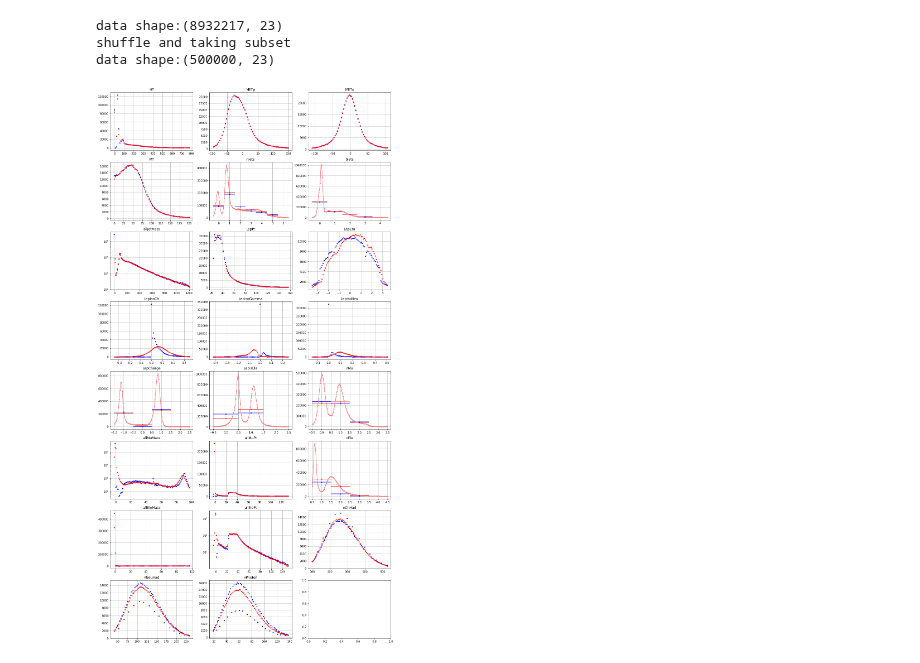
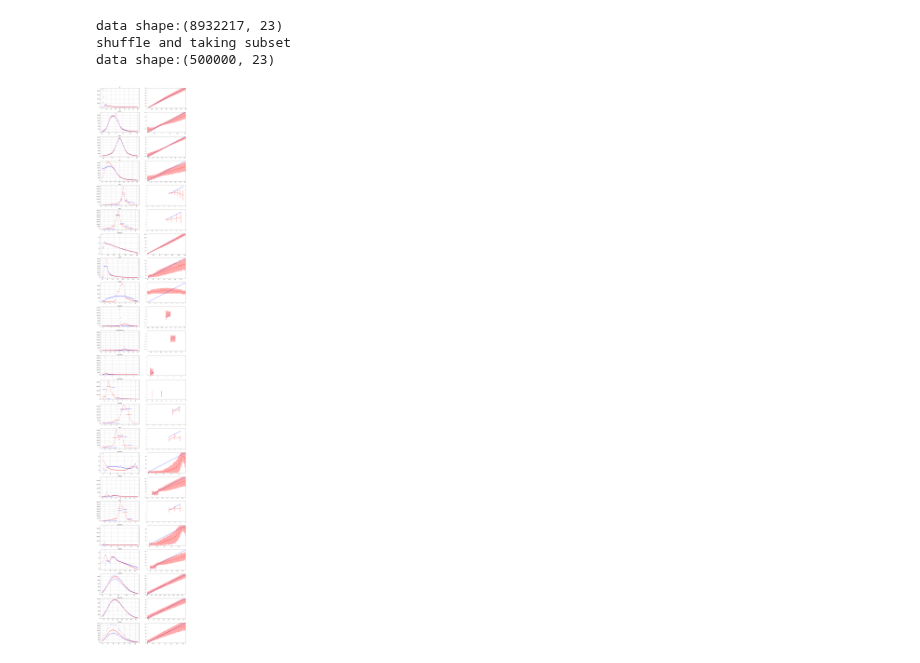
Before and after one commit to oliverkn/alad-for-lhc, a Jupyter notebook: alad_mod/reconstruction_pdf.ipynb, the cells around one changed output. Cells and saved outputs as stored; diff of their text form; code cells hidden in the pictures.

Commit message:
improved reconstruction analysis

```diff
--- a/alad_mod/reconstruction_pdf.ipynb
+++ b/alad_mod/reconstruction_pdf.ipynb
@@ -11,10 +11,10 @@ import matplotlib.pyplot as plt
 from alad_mod.alad import ALAD
 # %%
 #paths
-result_path = '/home/oliverkn/pro/results/4_4/alad/5/'
+result_path = '/home/oliverkn/pro/results/4_4/alad/2/'
 data_file = '/home/oliverkn/pro/data/4_4/valid_supervised.npy'
 config_file = result_path + 'python/config.py'
-weights_file = result_path + 'model-100000'
+weights_file = result_path + 'model-32000'
 
 # parameters
 max_samples = 500_000
@@ -74,63 +74,89 @@ plot_mode ={}
 plot_mode.update(dict.fromkeys(['nJets', 'bJets','LepCharge','LepIsEle', 'nMu','nEle'],'discrete'))
 plot_mode.update(dict.fromkeys(['LepIso', 'allJetMass','allMuMass', 'allMuPt''allEleMass', 'allElePt'],'log'))
 
-f, ax_arr = plt.subplots(int(math.ceil(len(hlf_features)/3.)),3 , figsize=(18,36))
+f, ax_arr = plt.subplots(len(hlf_features),2, figsize=(18,120))
 
 for i, name in enumerate(hlf_features):
     x_i = x[:,i]
     x_recon_i = x_recon[:,i]
 
-    ax = ax_arr[int(i/3), i%3]
+    ax0 = ax_arr[i, 0]
+    ax1 = ax_arr[i, 1]
 
     percentile = 1.
     histo_range = (np.minimum(np.percentile(x_recon_i, percentile),np.percentile(x_i, percentile)),
                    np.maximum(np.percentile(x_recon_i, 100.-percentile),np.percentile(x_i, 100.-percentile)))
 
 
-    ax.set_title(name)
-    ax.grid()
+    ax0.set_title(name)
+    ax0.grid()
 
     if name not in plot_mode.keys():
-        n_bins = 70
+        n_bins = 100
 
         bin_content, bin_edges = np.histogram(x_i, bins=n_bins, range=histo_range)
-        ax.plot(bin_edges[:-1], bin_content,'b.')
+        ax0.plot(bin_edges[:-1], bin_content,'b.')
 
         bin_content, bin_edges = np.histogram(x_recon_i, bins=n_bins, range=histo_range)
-        ax.plot(bin_edges[:-1], bin_content,'r.')
+        ax0.plot(bin_edges[:-1], bin_content,'r.')
+
+        mean, bin_edges, _ = binned_statistic(x_i, x_i, statistic='mean', bins=n_bins,range=histo_range)
+        mean_recon, bin_edges, _ = binned_statistic(x_i, x_recon_i, statistic='mean', bins=n_bins,range=histo_range)
+        std_recon, bin_edges, _ = binned_statistic(x_i, x_recon_i, statistic=np.std, bins=n_bins,range=histo_range)
+
+        ax1.plot(bin_edges[:-1], mean, color='b')
+        ax1.errorbar(bin_edges[:-1], mean_recon, yerr=std_recon, color='r')
+        ax1.set(xlim=histo_range, ylim=histo_range)
 
     elif plot_mode[name] == 'discrete':
         histo_range = (math.floor(histo_range[0]), math.ceil(histo_range[1]))
 
         bins_con = np.linspace(histo_range[0], histo_range[1], 100) + 0.5
         bins_dis = np.arange(histo_range[0], histo_range[1]) + 0.5
         n_bins_dis = len(bins_dis)
 
         # plot recon with 100 bins
         bin_content, bin_edges = np.histogram(x_recon_i, bins=bins_con)
         bincenters = 0.5*(bin_edges[1:]+bin_edges[:-1])
-        ax.plot(bincenters, 100./n_bins_dis *bin_content, color='lightcoral', marker='.')
+        ax0.plot(bincenters, 100./n_bins_dis *bin_content, color='lightcoral', marker='.')
 
         # plot recon and original discrete
         bin_content, bin_edges = np.histogram(x_i, bins=bins_dis)
         bincenters = 0.5*(bin_edges[1:]+bin_edges[:-1])
-        ax.errorbar(bincenters, bin_content, xerr = 0.5, fmt='b.')
+        ax0.errorbar(bincenters, bin_content, xerr = 0.5, fmt='b.')
 
         bin_content, bin_edges = np.histogram(x_recon_i, bins=bins_dis)
         bincenters = 0.5*(bin_edges[1:]+bin_edges[:-1])
-        ax.errorbar(bincenters, bin_content, xerr = 0.5, fmt='r.')
+        ax0.errorbar(bincenters, bin_content, xerr = 0.5, fmt='r.')
+
+        mean, bin_edges, _ = binned_statistic(x_i, x_i, statistic='mean', bins=bins_dis)
+        mean_recon, bin_edges, _ = binned_statistic(x_i, x_recon_i, statistic='mean', bins=bins_dis)
+        std_recon, bin_edges, _ = binned_statistic(x_i, x_recon_i, statistic=np.std, bins=bins_dis)
+        bincenters = 0.5*(bin_edges[1:]+bin_edges[:-1])
+
+        ax1.plot(bincenters, mean,'.-b')
+        ax1.errorbar(bincenters, mean_recon, yerr=std_recon, color='r')
+        ax1.set(xlim=histo_range, ylim=histo_range)
 
     elif plot_mode[name] == 'log':
         n_bins = 100
 
         bin_content, bin_edges = np.histogram(x_i, bins=n_bins, range=histo_range)
-        ax.semilogy(bin_edges[:-1], bin_content,'b.')
+        ax0.semilogy(bin_edges[:-1], bin_content,'b.')
 
         bin_content, bin_edges = np.histogram(x_recon_i, bins=n_bins, range=histo_range)
-        ax.semilogy(bin_edges[:-1], bin_content,'r.')
+        ax0.semilogy(bin_edges[:-1], bin_content,'r.')
+
+        mean, bin_edges, _ = binned_statistic(x_i, x_i, statistic='mean', bins=n_bins,range=histo_range)
+        mean_recon, bin_edges, _ = binned_statistic(x_i, x_recon_i, statistic='mean', bins=n_bins,range=histo_range)
+        std_recon, bin_edges, _ = binned_statistic(x_i, x_recon_i, statistic=np.std, bins=n_bins,range=histo_range)
+
+        ax1.plot(bin_edges[:-1], mean, color='b')
+        ax1.errorbar(bin_edges[:-1], mean_recon, yerr=std_recon, color='r')
+        ax1.set(xlim=histo_range, ylim=histo_range)
 
     else: raise Exception()
 
 plt.show()
 # %% [output]
-[figure, old version]
+[figure, new version]
```
Also changed, not shown: parts of 2 cells of this notebook.
